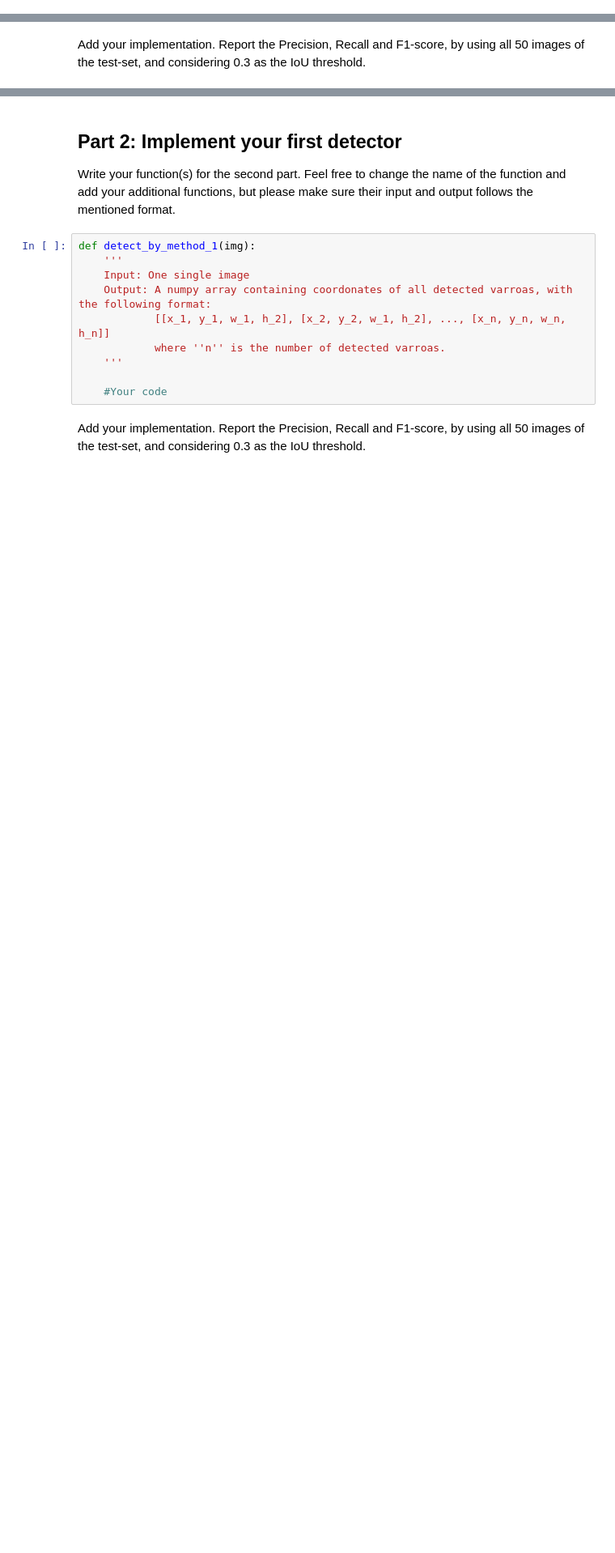
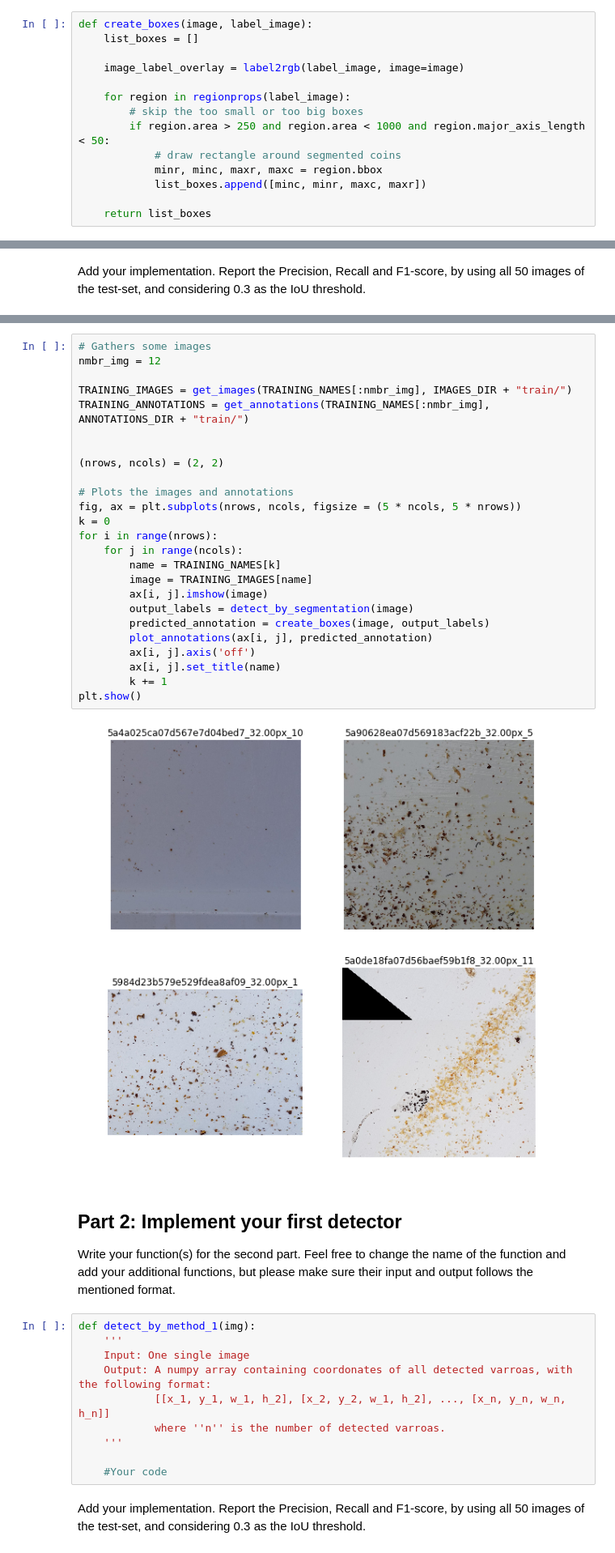
Before and after one commit to KingOfCola/EE-451_Project, a Jupyter notebook: special_project.ipynb, the cells around one changed output, grey strips where cells are left out. Shown at 81% size. Saved outputs shown, nothing was run; the diff lists cells and outputs as text; blank space fills up the shorter version.

```diff
--- a/special_project.ipynb
+++ b/special_project.ipynb
@@ -195,0 +226,14 @@ def detect_by_segmentation(img):
+# %%
+def create_boxes(image, label_image):
+    list_boxes = []
+
+    image_label_overlay = label2rgb(label_image, image=image)
+
+    for region in regionprops(label_image):
+        # skip the too small or too big boxes
+        if region.area > 250 and region.area < 1000 and region.major_axis_length < 50:
+            # draw rectangle around segmented coins
+            minr, minc, maxr, maxc = region.bbox
+            list_boxes.append([minc, minr, maxc, maxr])
+
+    return list_boxes
@@ -200,3 +260,30 @@ Add your implementation. Report the Precision, Recall and F1-score, by using all
+# %%
+# Gathers some images
+nmbr_img = 12
+
+TRAINING_IMAGES = get_images(TRAINING_NAMES[:nmbr_img], IMAGES_DIR + "train/")
+TRAINING_ANNOTATIONS = get_annotations(TRAINING_NAMES[:nmbr_img], ANNOTATIONS_DIR + "train/")
+
+
+(nrows, ncols) = (2, 2)
+
+# Plots the images and annotations
+fig, ax = plt.subplots(nrows, ncols, figsize = (5 * ncols, 5 * nrows))
+k = 0
+for i in range(nrows):
+    for j in range(ncols):
+        name = TRAINING_NAMES[k]
+        image = TRAINING_IMAGES[name]
+        ax[i, j].imshow(image)
+        output_labels = detect_by_segmentation(image)
+        predicted_annotation = create_boxes(image, output_labels)
+        plot_annotations(ax[i, j], predicted_annotation)
+        ax[i, j].axis('off')
+        ax[i, j].set_title(name)
+        k += 1
+plt.show()
+# %% [output]
+[figure, added]
 # %% [markdown]
 ## Part 2: Implement your first detector
 
```
Also changed, not shown: parts of 7 cells of this notebook.
